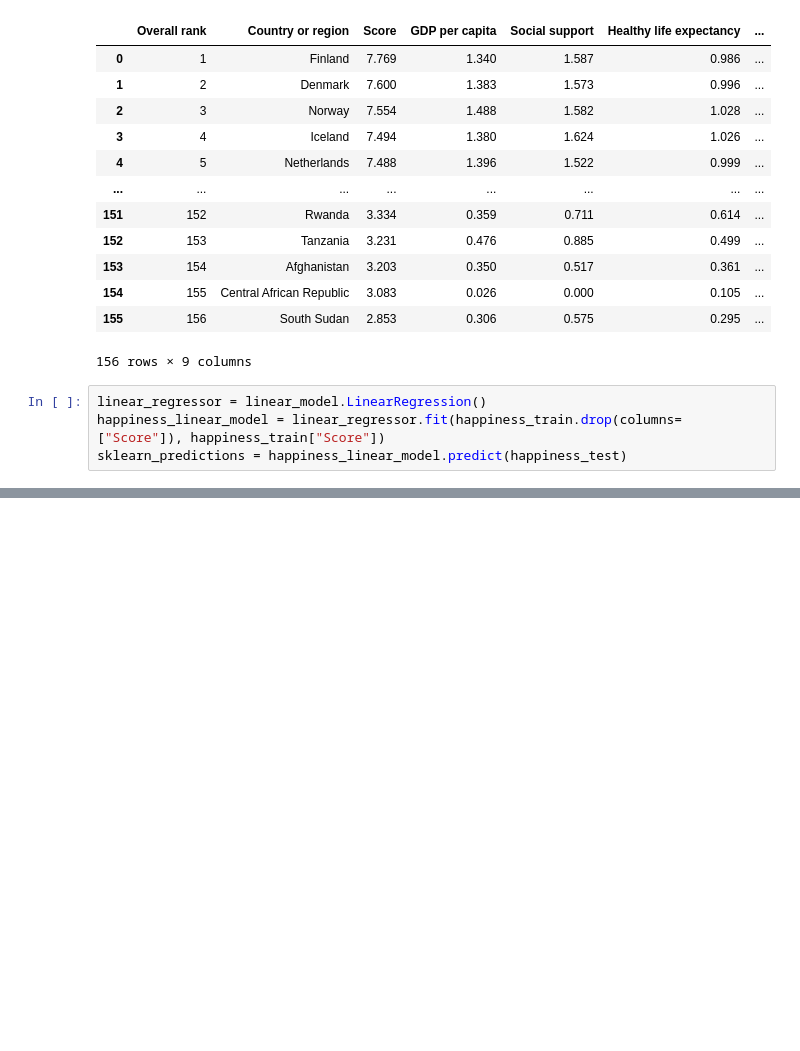
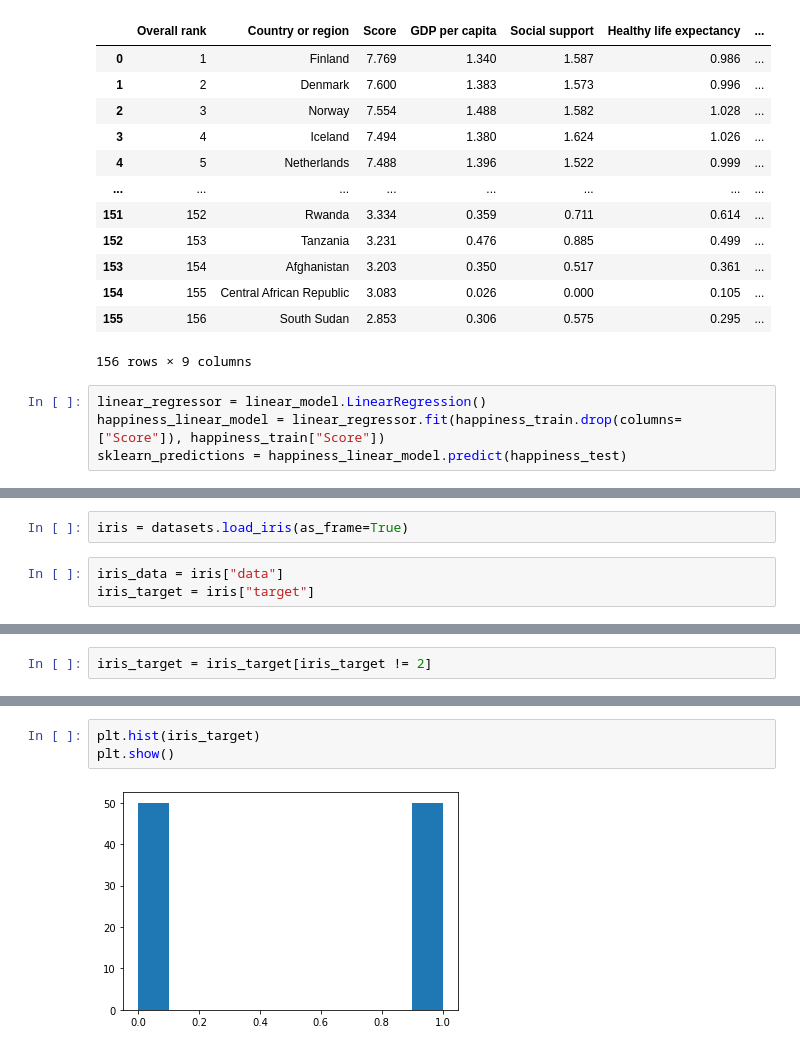
Before and after one commit to jrsaffy/GeneralLinearModel, a Jupyter notebook: testGLM.ipynb, the cells around one changed output, grey strips where cells are left out. Drawn from its saved outputs; the diff is of its cells as text; blank space fills up the shorter version.

```diff
--- a/testGLM.ipynb
+++ b/testGLM.ipynb
@@ -133,0 +135,5 @@ After running a few times, it seems like while sklearn is more stable, the genea
+# %%
+iris = datasets.load_iris(as_frame=True)
+# %%
+iris_data = iris["data"]
+iris_target = iris["target"]
@@ -133,0 +164,2 @@ After running a few times, it seems like while sklearn is more stable, the genea
+# %%
+iris_target = iris_target[iris_target != 2]
@@ -133,0 +179,5 @@ After running a few times, it seems like while sklearn is more stable, the genea
+# %%
+plt.hist(iris_target)
+plt.show()
+# %% [output]
+[figure, added]
```
Also changed, not shown: parts of 26 cells of this notebook, 1 other file.
